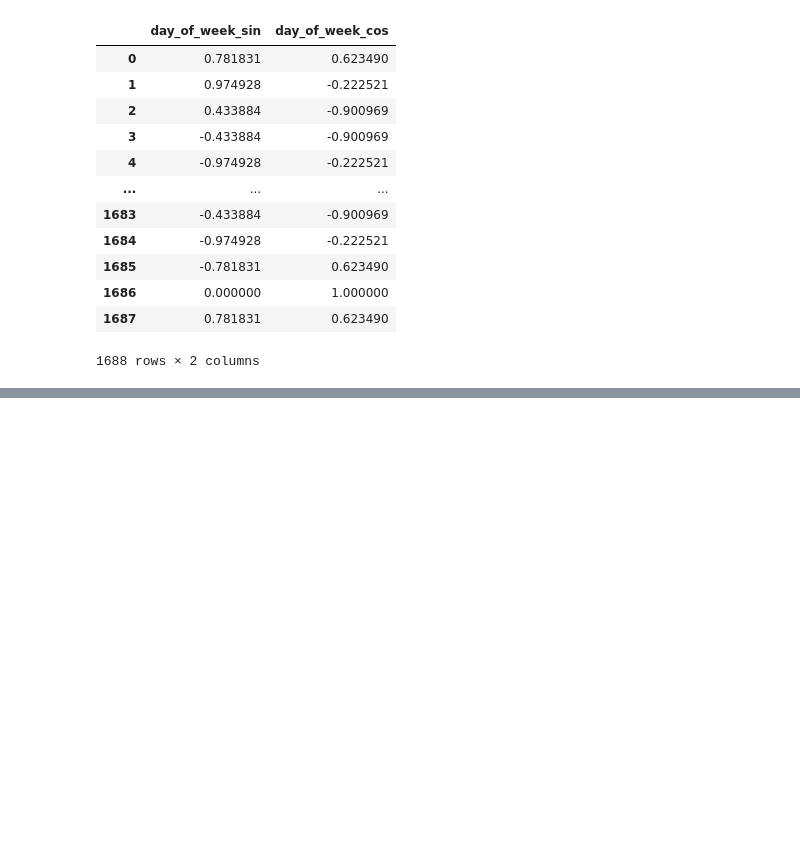
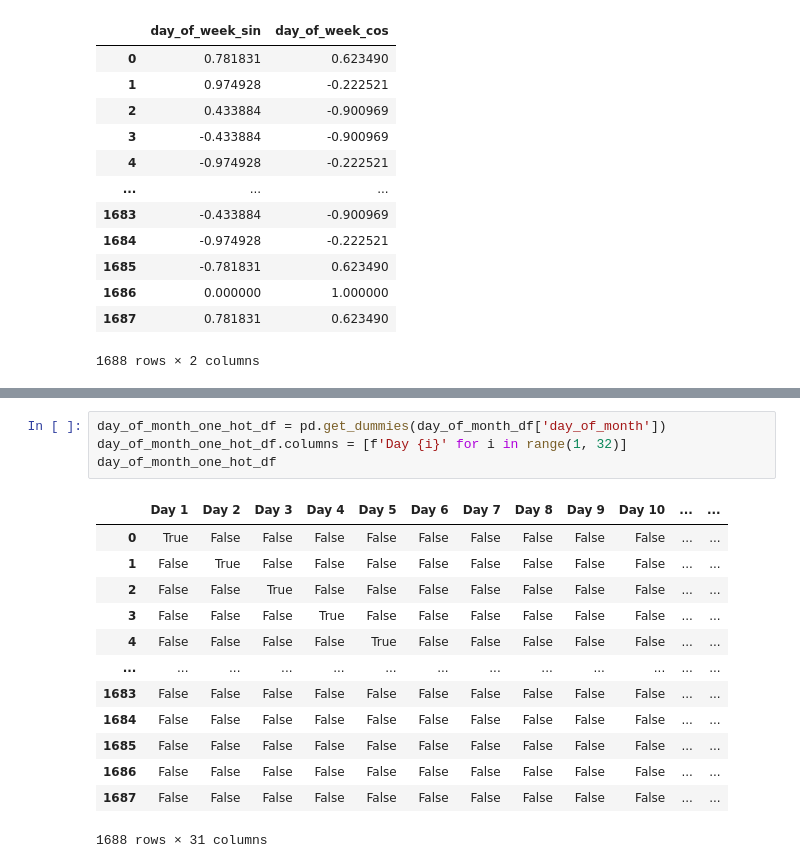
Before and after one commit to Fzhou1997/Kaggle-Linear-Regression-With-Time-Series, a Jupyter notebook: notebooks/preprocess-dates.ipynb, the cells around one changed output, grey strips where cells are left out. Saved outputs shown, nothing was run; the diff lists cells and outputs as text; blank space fills up the shorter version.

```diff
--- a/notebooks/preprocess-dates.ipynb
+++ b/notebooks/preprocess-dates.ipynb
@@ -133 +133,19 @@ day_of_month_df
 1688 rows × 1 columns
+# %%
+day_of_month_one_hot_df = pd.get_dummies(day_of_month_df['day_of_month'])
+day_of_month_one_hot_df.columns = [f'Day {i}' for i in range(1, 32)]
+day_of_month_one_hot_df
+# %% [output]
+|  | Day 1 | Day 2 | Day 3 | Day 4 | Day 5 | Day 6 | Day 7 | Day 8 | Day 9 | Day 10 | ... | ... |
+| 0 | True | False | False | False | False | False | False | False | False | False | ... | ... |
+| 1 | False | True | False | False | False | False | False | False | False | False | ... | ... |
+| 2 | False | False | True | False | False | False | False | False | False | False | ... | ... |
+| 3 | False | False | False | True | False | False | False | False | False | False | ... | ... |
+| 4 | False | False | False | False | True | False | False | False | False | False | ... | ... |
+| ... | ... | ... | ... | ... | ... | ... | ... | ... | ... | ... | ... | ... |
+| 1683 | False | False | False | False | False | False | False | False | False | False | ... | ... |
+| 1684 | False | False | False | False | False | False | False | False | False | False | ... | ... |
+| 1685 | False | False | False | False | False | False | False | False | False | False | ... | ... |
+| 1686 | False | False | False | False | False | False | False | False | False | False | ... | ... |
+| 1687 | False | False | False | False | False | False | False | False | False | False | ... | ... |
+1688 rows × 31 columns
```
Also changed, not shown: parts of 12 cells of this notebook, 2 other files.
